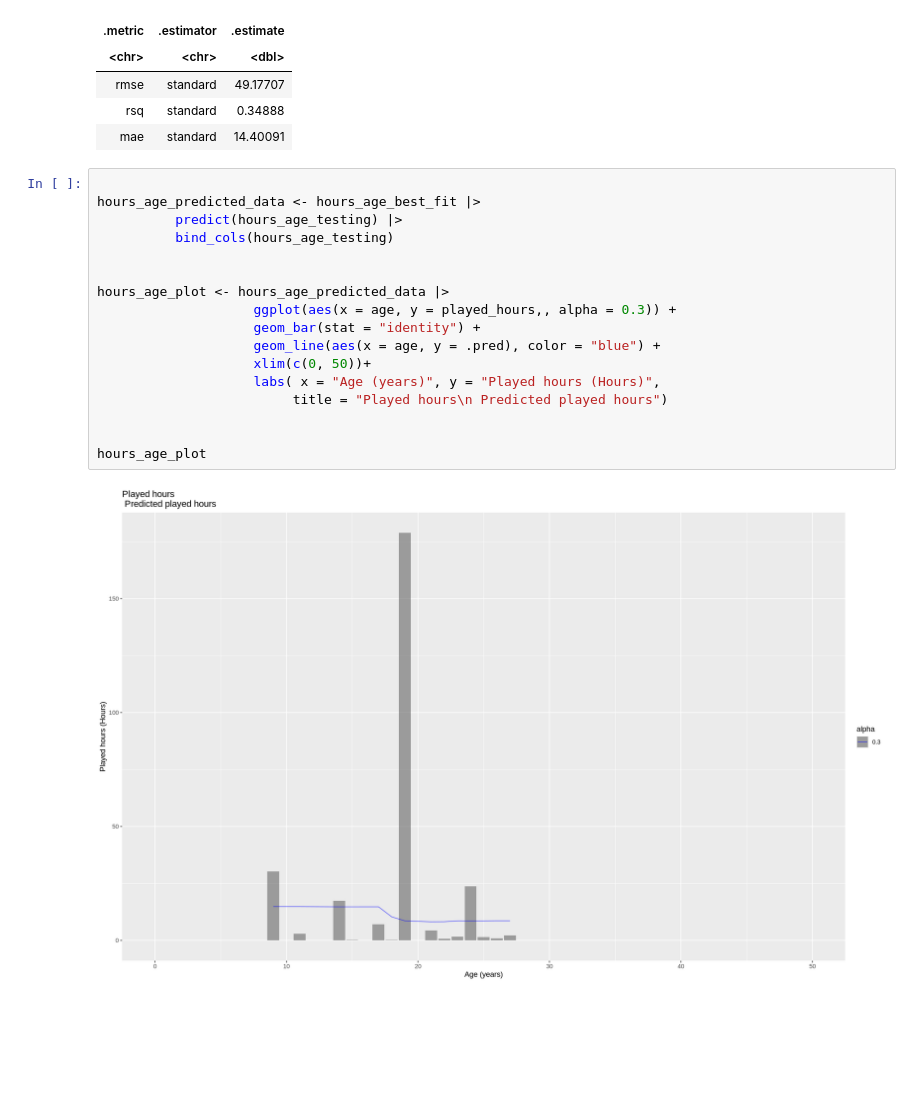
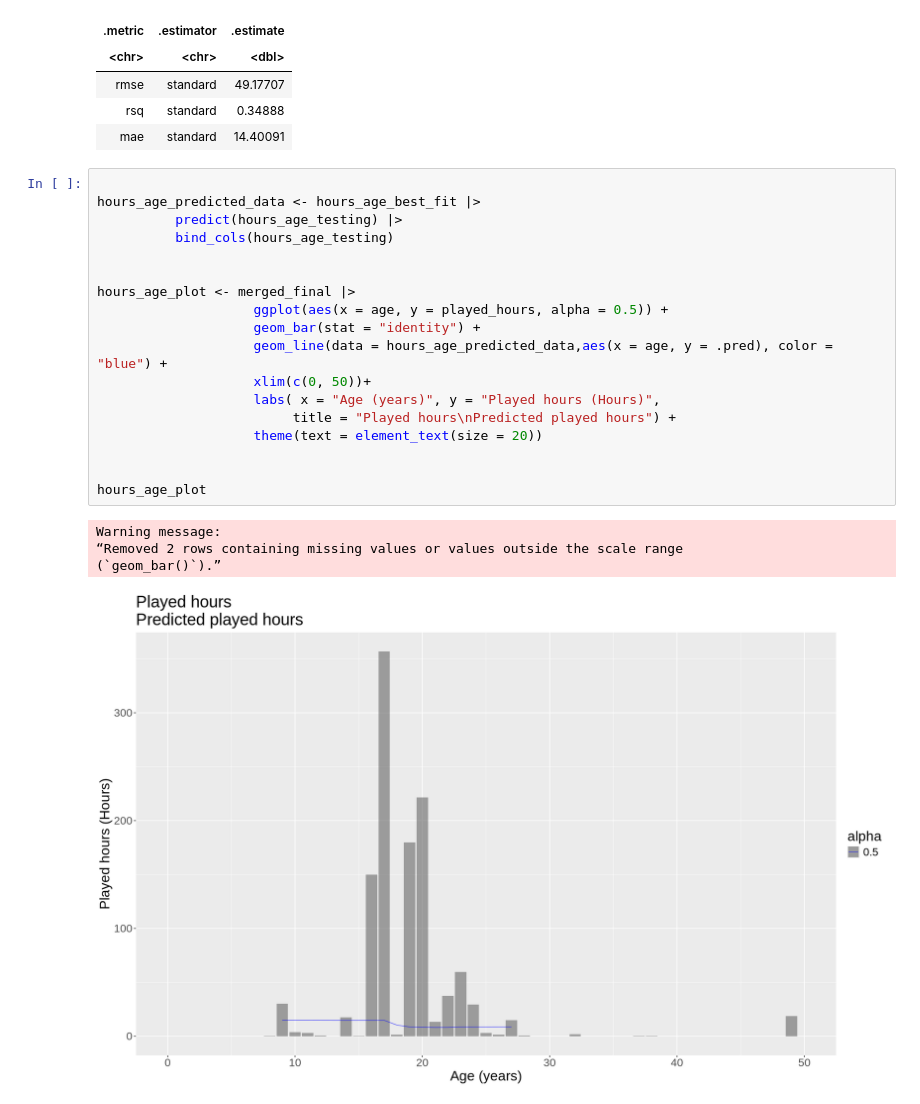
Before and after one commit to harpreeto6/Data_Science_Project, a Jupyter notebook: Minecraft_Analysis.ipynb, the cells around one changed output. Saved outputs shown, nothing was run; the diff lists cells and outputs as text; blank space fills up the shorter version.

Commit message:
added another visualization

```diff
--- a/Minecraft_Analysis.ipynb
+++ b/Minecraft_Analysis.ipynb
@@ -407,19 +407,23 @@ A tibble: 3 × 3
 # %%
 
 hours_age_predicted_data <- hours_age_best_fit |>
           predict(hours_age_testing) |>
           bind_cols(hours_age_testing)
 
 
-hours_age_plot <- hours_age_predicted_data |>
-                    ggplot(aes(x = age, y = played_hours,, alpha = 0.3)) +
+hours_age_plot <- merged_final |>
+                    ggplot(aes(x = age, y = played_hours, alpha = 0.5)) +
                     geom_bar(stat = "identity") +
-                    geom_line(aes(x = age, y = .pred), color = "blue") +
+                    geom_line(data = hours_age_predicted_data,aes(x = age, y = .pred), color = "blue") +
                     xlim(c(0, 50))+
                     labs( x = "Age (years)", y = "Played hours (Hours)",
-                         title = "Played hours\n Predicted played hours")
+                         title = "Played hours\nPredicted played hours") +
+                    theme(text = element_text(size = 20))
 
 
 hours_age_plot
 # %% [output]
+Warning message:
+“Removed 2 rows containing missing values or values outside the scale range
+(`geom_bar()`).”
-[figure, old version]
+[figure, new version]
```
Also changed, not shown: parts of 2 cells of this notebook.
